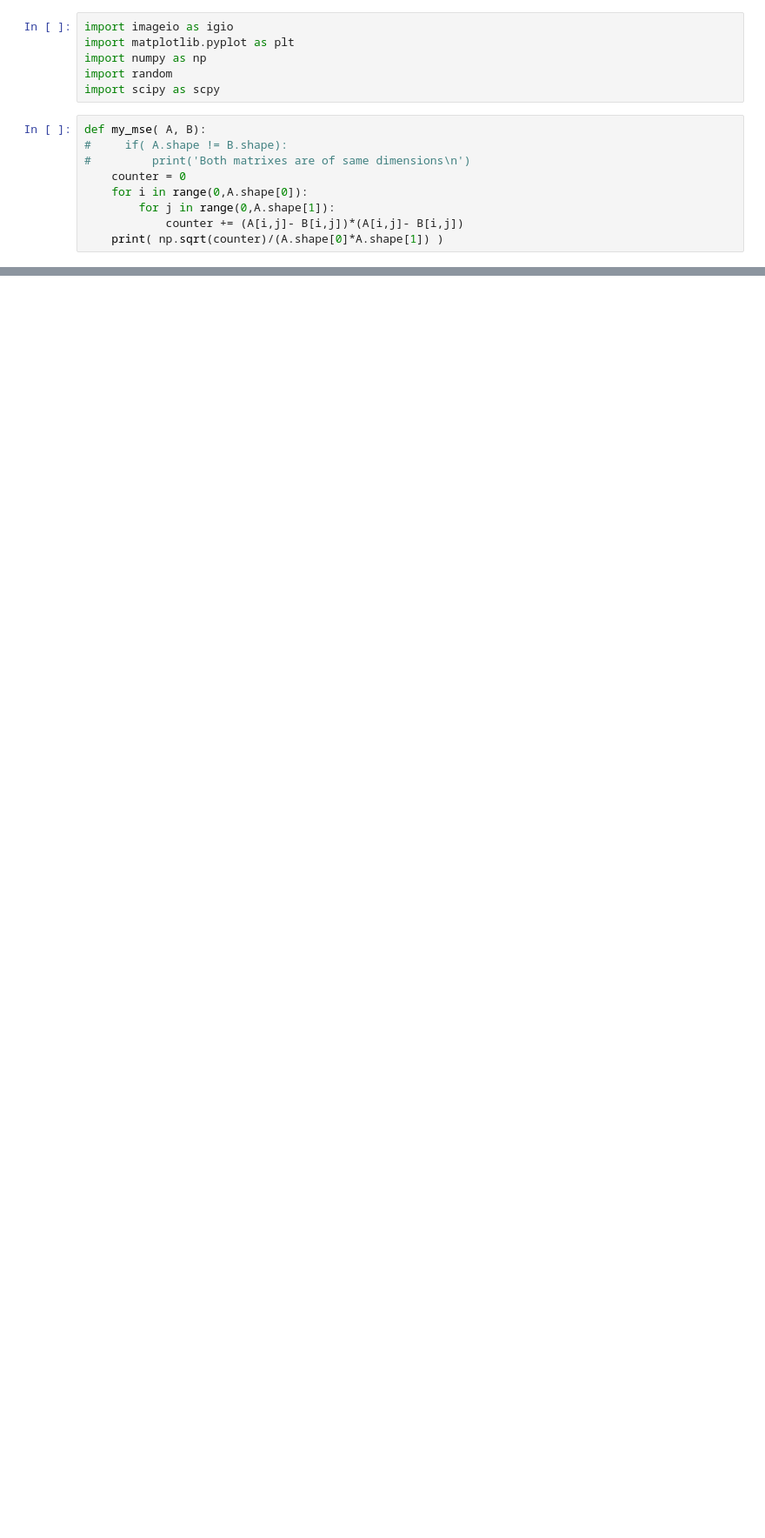
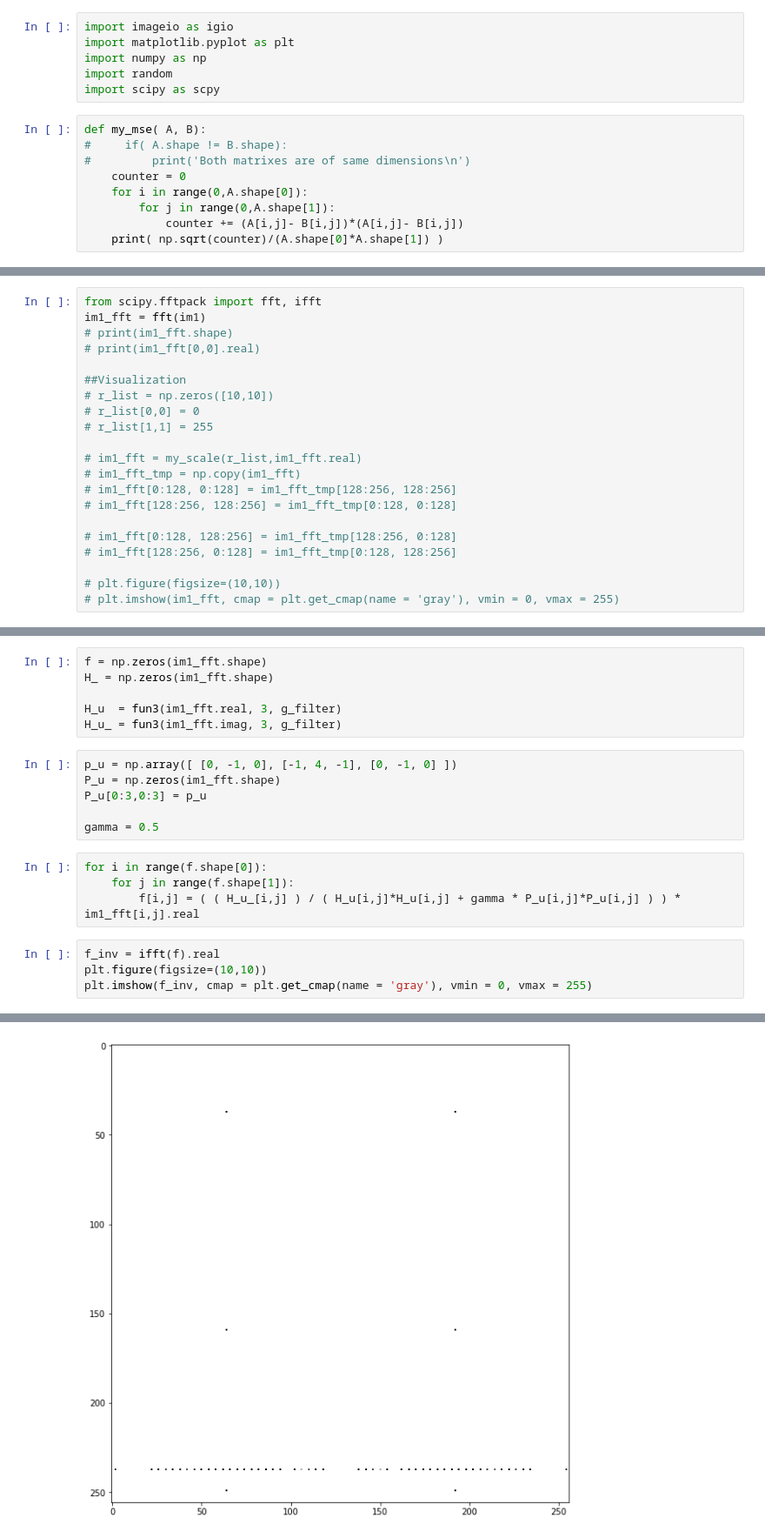
Before and after one commit to jecs89/LearningEveryDay, a Jupyter notebook: IP/ex3.ipynb, the cells around one changed output, grey strips where cells are left out. Shown at 87% size. Saved outputs shown, nothing was run; the diff lists cells and outputs as text; blank space fills up the shorter version.

```diff
--- a/IP/ex3.ipynb
+++ b/IP/ex3.ipynb
@@ -171,0 +240,21 @@ plt.colorbar()
+# %%
+from scipy.fftpack import fft, ifft
+im1_fft = fft(im1)
+# print(im1_fft.shape)
+# print(im1_fft[0,0].real)
+
+##Visualization
+# r_list = np.zeros([10,10])
+# r_list[0,0] = 0
+# r_list[1,1] = 255
+
+# im1_fft = my_scale(r_list,im1_fft.real)
+# im1_fft_tmp = np.copy(im1_fft)
+# im1_fft[0:128, 0:128] = im1_fft_tmp[128:256, 128:256]
+# im1_fft[128:256, 128:256] = im1_fft_tmp[0:128, 0:128]
+
+# im1_fft[0:128, 128:256] = im1_fft_tmp[128:256, 0:128]
+# im1_fft[128:256, 0:128] = im1_fft_tmp[0:128, 128:256]
+
+# plt.figure(figsize=(10,10))
+# plt.imshow(im1_fft, cmap = plt.get_cmap(name = 'gray'), vmin = 0, vmax = 255)
@@ -171,0 +298,21 @@ plt.colorbar()
+# %%
+f = np.zeros(im1_fft.shape)
+H_ = np.zeros(im1_fft.shape)
+
+H_u  = fun3(im1_fft.real, 3, g_filter)
+H_u_ = fun3(im1_fft.imag, 3, g_filter)
+# %%
+p_u = np.array([ [0, -1, 0], [-1, 4, -1], [0, -1, 0] ])
+P_u = np.zeros(im1_fft.shape)
+P_u[0:3,0:3] = p_u
+
+gamma = 0.5
+# %%
+for i in range(f.shape[0]):
+    for j in range(f.shape[1]):
+        f[i,j] = ( ( H_u_[i,j] ) / ( H_u[i,j]*H_u[i,j] + gamma * P_u[i,j]*P_u[i,j] ) ) * im1_fft[i,j].real
+# %%
+f_inv = ifft(f).real
+plt.figure(figsize=(10,10))
+plt.imshow(f_inv, cmap = plt.get_cmap(name = 'gray'), vmin = 0, vmax = 255)
+# %% [output]
@@ -171,0 +320 @@ plt.colorbar()
+[figure, added]
```
Also changed, not shown: parts of 9 cells of this notebook.
